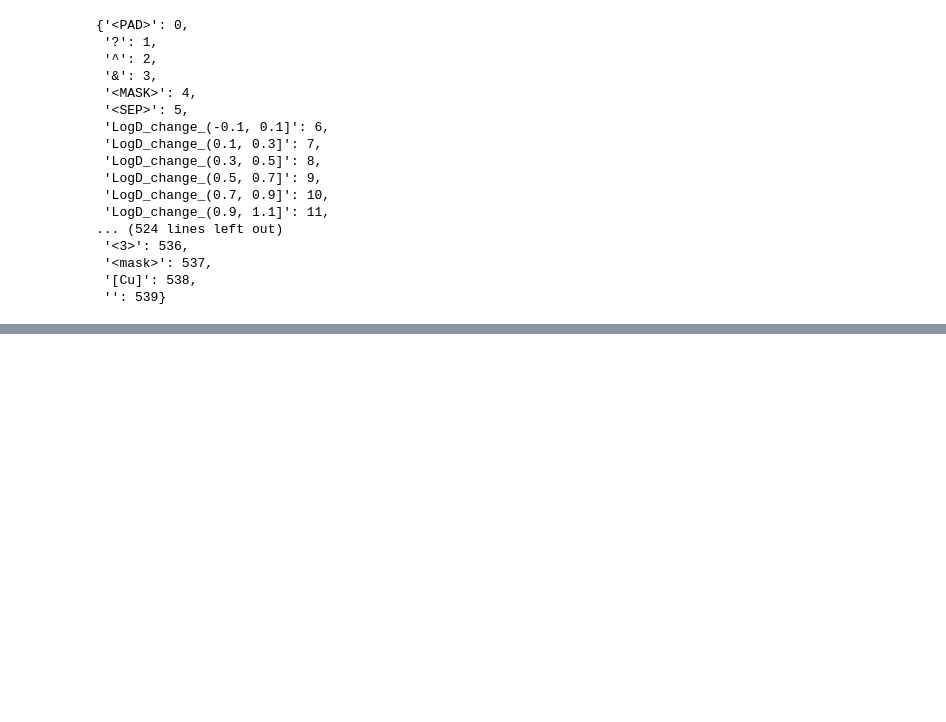
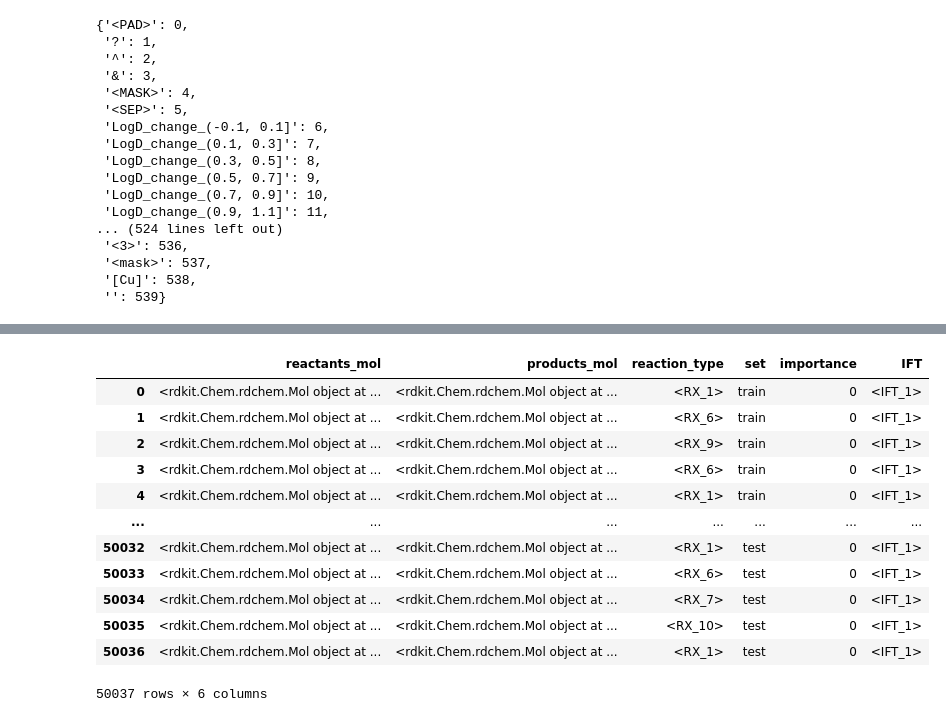
Before and after one commit to Arihanth007/x-transformers, a Jupyter notebook: data_process.ipynb, the cells around one changed output, grey strips where cells are left out. Drawn from its saved outputs; the diff is of its cells as text; code cells hidden in the pictures; blank space fills up the shorter version.

```diff
--- a/data_process.ipynb
+++ b/data_process.ipynb
@@ -249,0 +271,17 @@ char2idx
+# %%
+single_df = pd.read_pickle('data/uspto50/uspto_50_sike_single.pickle')
+single_df
+# %% [output]
+|  | reactants_mol | products_mol | reaction_type | set | importance | IFT |
+| 0 | <rdkit.Chem.rdchem.Mol object at ... | <rdkit.Chem.rdchem.Mol object at ... | <RX_1> | train | 0 | <IFT_1> |
+| 1 | <rdkit.Chem.rdchem.Mol object at ... | <rdkit.Chem.rdchem.Mol object at ... | <RX_6> | train | 0 | <IFT_1> |
+| 2 | <rdkit.Chem.rdchem.Mol object at ... | <rdkit.Chem.rdchem.Mol object at ... | <RX_9> | train | 0 | <IFT_1> |
+| 3 | <rdkit.Chem.rdchem.Mol object at ... | <rdkit.Chem.rdchem.Mol object at ... | <RX_6> | train | 0 | <IFT_1> |
+| 4 | <rdkit.Chem.rdchem.Mol object at ... | <rdkit.Chem.rdchem.Mol object at ... | <RX_1> | train | 0 | <IFT_1> |
+| ... | ... | ... | ... | ... | ... | ... |
+| 50032 | <rdkit.Chem.rdchem.Mol object at ... | <rdkit.Chem.rdchem.Mol object at ... | <RX_1> | test | 0 | <IFT_1> |
+| 50033 | <rdkit.Chem.rdchem.Mol object at ... | <rdkit.Chem.rdchem.Mol object at ... | <RX_6> | test | 0 | <IFT_1> |
+| 50034 | <rdkit.Chem.rdchem.Mol object at ... | <rdkit.Chem.rdchem.Mol object at ... | <RX_7> | test | 0 | <IFT_1> |
+| 50035 | <rdkit.Chem.rdchem.Mol object at ... | <rdkit.Chem.rdchem.Mol object at ... | <RX_10> | test | 0 | <IFT_1> |
+| 50036 | <rdkit.Chem.rdchem.Mol object at ... | <rdkit.Chem.rdchem.Mol object at ... | <RX_1> | test | 0 | <IFT_1> |
+50037 rows × 6 columns
```
Also changed, not shown: parts of 2 cells of this notebook, 8 other files.
